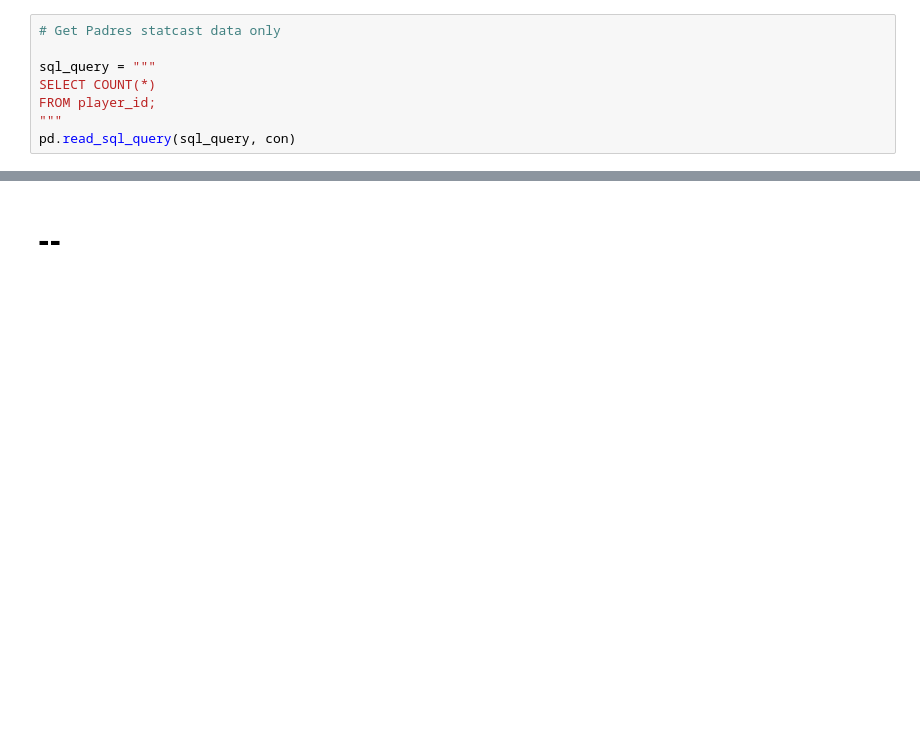
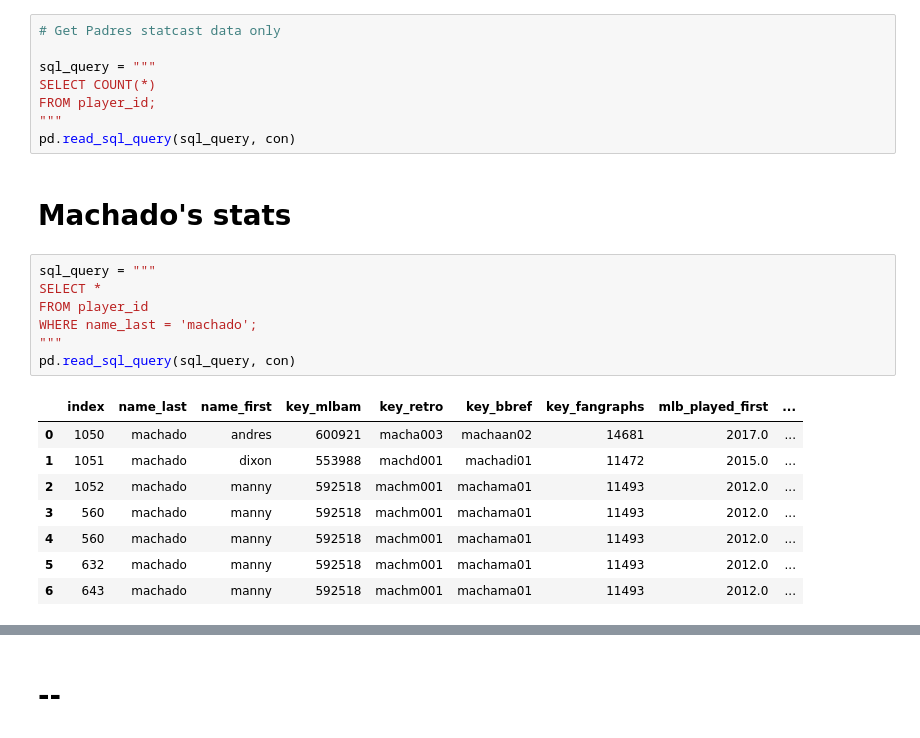
Before and after one commit to benslack19/my_DS_notes, a Jupyter notebook: SQL/SQLqueries_Padres2020.ipynb, the cells around one changed output, grey strips where cells are left out. Saved outputs shown, nothing was run; the diff lists cells and outputs as text; blank space fills up the shorter version.

```diff
--- a/SQL/SQLqueries_Padres2020.ipynb
+++ b/SQL/SQLqueries_Padres2020.ipynb
@@ -263,3 +260,21 @@ SELECT COUNT(*)
 FROM player_id;
 """
 pd.read_sql_query(sql_query, con)
+# %% [markdown]
+# Machado's stats
+# %%
+sql_query = """
+SELECT *
+FROM player_id
+WHERE name_last = 'machado';
+"""
+pd.read_sql_query(sql_query, con)
+# %% [output]
+|  | index | name_last | name_first | key_mlbam | key_retro | key_bbref | key_fangraphs | mlb_played_first | ... |
+| 0 | 1050 | machado | andres | 600921 | macha003 | machaan02 | 14681 | 2017.0 | ... |
+| 1 | 1051 | machado | dixon | 553988 | machd001 | machadi01 | 11472 | 2015.0 | ... |
+| 2 | 1052 | machado | manny | 592518 | machm001 | machama01 | 11493 | 2012.0 | ... |
+| 3 | 560 | machado | manny | 592518 | machm001 | machama01 | 11493 | 2012.0 | ... |
+| 4 | 560 | machado | manny | 592518 | machm001 | machama01 | 11493 | 2012.0 | ... |
+| 5 | 632 | machado | manny | 592518 | machm001 | machama01 | 11493 | 2012.0 | ... |
+| 6 | 643 | machado | manny | 592518 | machm001 | machama01 | 11493 | 2012.0 | ... |
```
Also changed, not shown: parts of 18 cells of this notebook, 9 other files.
